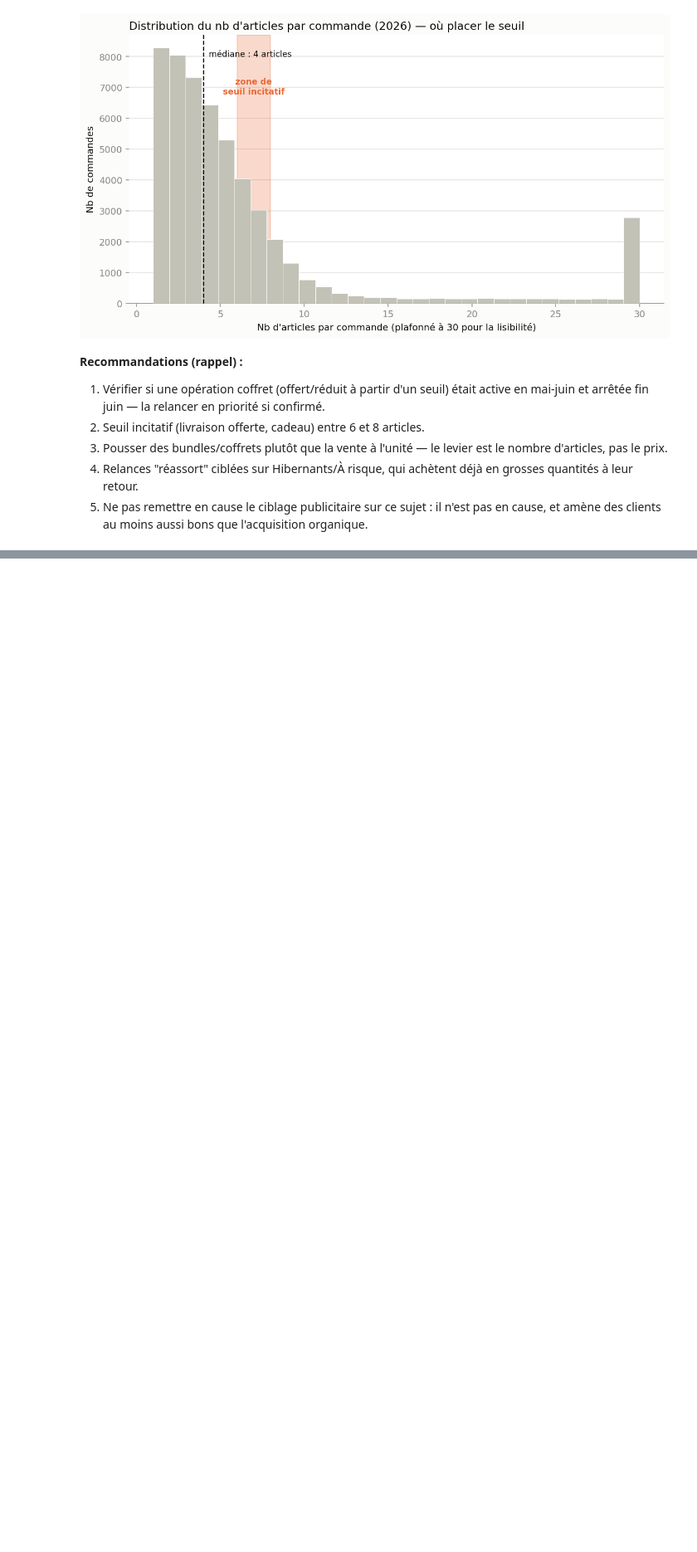
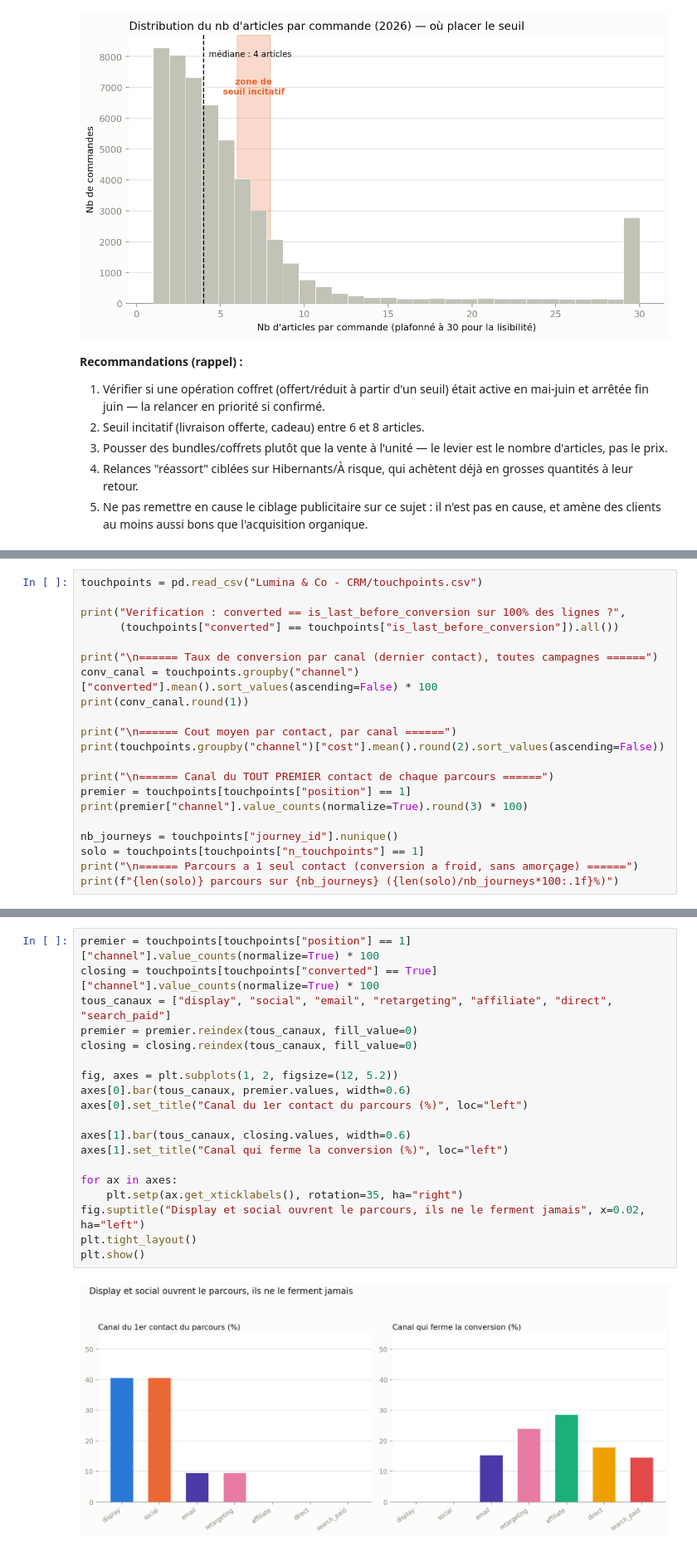
Before and after one commit to Msegura4/lumina_and_co_data_marketing, a Jupyter notebook: notebook_TP_kemil.ipynb, the cells around one changed output, grey strips where cells are left out. Shown at 83% size. Cells and saved outputs as stored; diff of their text form; blank space fills up the shorter version.

Commit message:
debrouille toi tout est a la fin : Hypothèse pour le CMO

```diff
--- a/notebook_TP_kemil.ipynb
+++ b/notebook_TP_kemil.ipynb
@@ -867,0 +1009,21 @@ plt.show()
+# %%
+touchpoints = pd.read_csv("Lumina & Co - CRM/touchpoints.csv")
+
+print("Verification : converted == is_last_before_conversion sur 100% des lignes ?",
+      (touchpoints["converted"] == touchpoints["is_last_before_conversion"]).all())
+
+print("\n====== Taux de conversion par canal (dernier contact), toutes campagnes ======")
+conv_canal = touchpoints.groupby("channel")["converted"].mean().sort_values(ascending=False) * 100
+print(conv_canal.round(1))
+
+print("\n====== Cout moyen par contact, par canal ======")
+print(touchpoints.groupby("channel")["cost"].mean().round(2).sort_values(ascending=False))
+
+print("\n====== Canal du TOUT PREMIER contact de chaque parcours ======")
+premier = touchpoints[touchpoints["position"] == 1]
+print(premier["channel"].value_counts(normalize=True).round(3) * 100)
+
+nb_journeys = touchpoints["journey_id"].nunique()
+solo = touchpoints[touchpoints["n_touchpoints"] == 1]
+print("\n====== Parcours a 1 seul contact (conversion a froid, sans amorçage) ======")
+print(f"{len(solo)} parcours sur {nb_journeys} ({len(solo)/nb_journeys*100:.1f}%)")
@@ -867,0 +1048,21 @@ plt.show()
+# %%
+premier = touchpoints[touchpoints["position"] == 1]["channel"].value_counts(normalize=True) * 100
+closing = touchpoints[touchpoints["converted"] == True]["channel"].value_counts(normalize=True) * 100
+tous_canaux = ["display", "social", "email", "retargeting", "affiliate", "direct", "search_paid"]
+premier = premier.reindex(tous_canaux, fill_value=0)
+closing = closing.reindex(tous_canaux, fill_value=0)
+
+fig, axes = plt.subplots(1, 2, figsize=(12, 5.2))
+axes[0].bar(tous_canaux, premier.values, width=0.6)
+axes[0].set_title("Canal du 1er contact du parcours (%)", loc="left")
+
+axes[1].bar(tous_canaux, closing.values, width=0.6)
+axes[1].set_title("Canal qui ferme la conversion (%)", loc="left")
+
+for ax in axes:
+    plt.setp(ax.get_xticklabels(), rotation=35, ha="right")
+fig.suptitle("Display et social ouvrent le parcours, ils ne le ferment jamais", x=0.02, ha="left")
+plt.tight_layout()
+plt.show()
+# %% [output]
+[figure, added]
```
Also changed, not shown: parts of 28 cells of this notebook.
